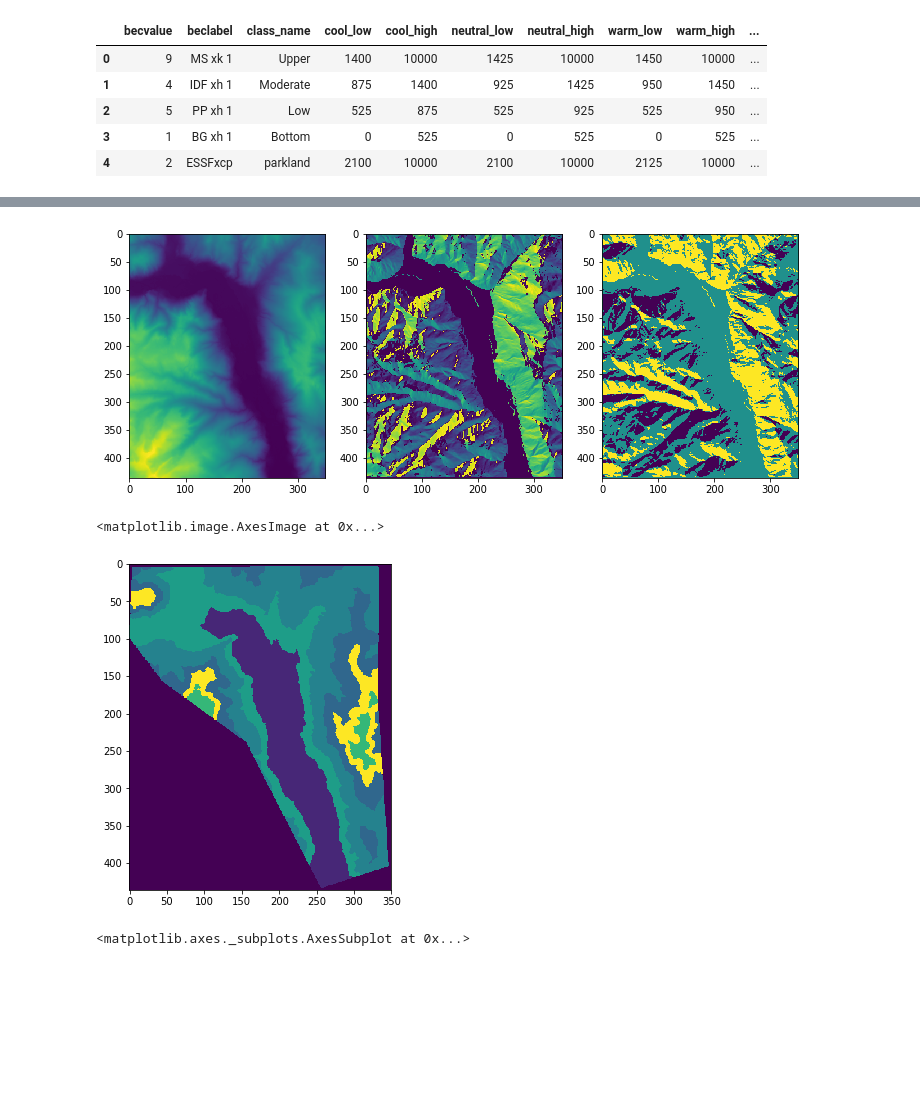
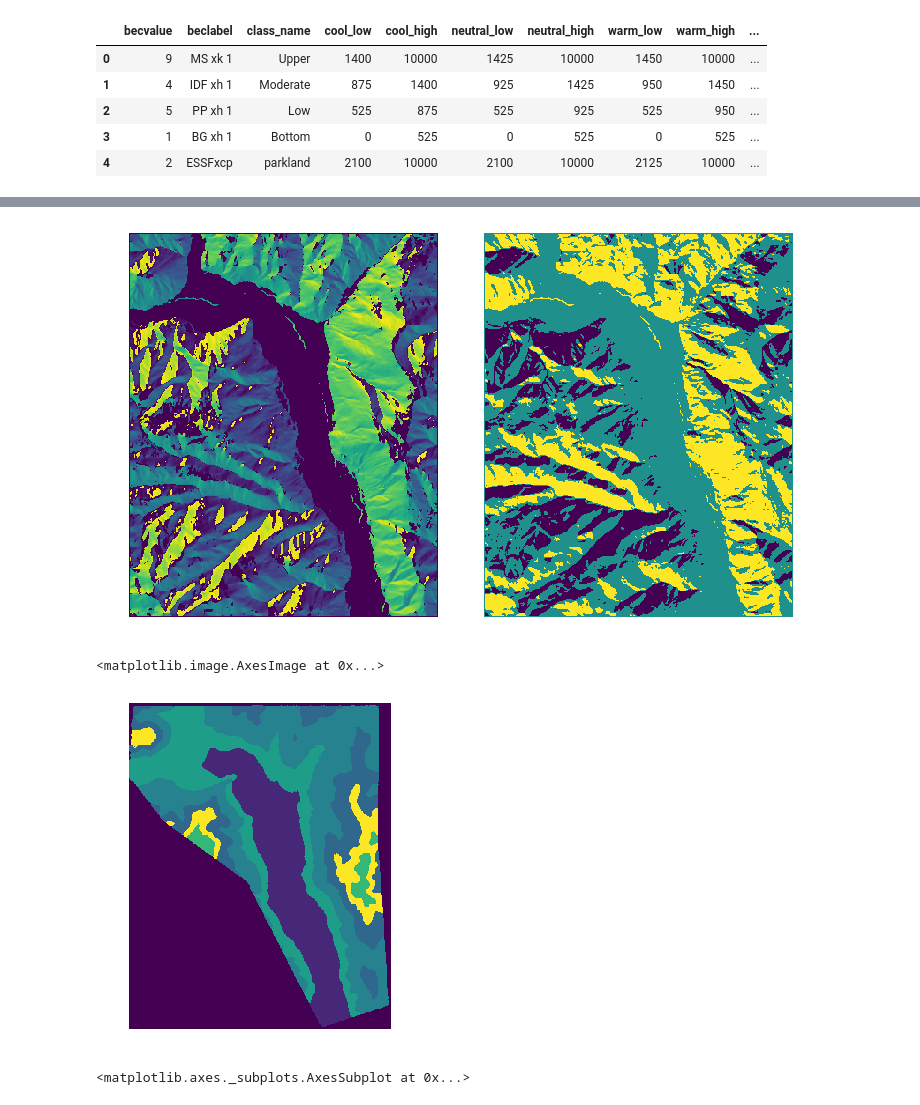
Before and after one commit to bcgov/becmodel, a Jupyter notebook: example_interactive.ipynb, the cells around one changed output, grey strips where cells are left out. Cells and saved outputs as stored; diff of their text form; code cells hidden in the pictures; blank space fills up the shorter version.

```diff
--- a/example_interactive.ipynb
+++ b/example_interactive.ipynb
@@ -28,27 +45,26 @@ data["elevation"].head()
 # %%
-# view DEM / aspect / aspect class
-%matplotlib inline
-import matplotlib.pyplot as plt
-import matplotlib
+# view aspect, aspect class
 
-fig, axes = plt.subplots(1, 3, figsize=(10, 6))
+fig, axes = plt.subplots(1, 2, figsize=(10, 6))
 ax = axes.ravel()
 
-ax[0].imshow(data["dem"])
-ax[1].imshow(data["aspect"])
-ax[2].imshow(data["aspect_class"])
+ax[0].imshow(data["aspect"])
+ax[1].imshow(data["aspect_class"])
+ax[0].axis('off')
+ax[1].axis('off')t
 
 fig.tight_layout()
 plt.show()
 # %% [output]
-[figure, old version]
+[figure, new version]
 # %%
 # plot output raster
 fig, ax = plt.subplots(figsize=(8,6))
+plt.axis('off')
 plt.imshow(data["becvalue_cleaned"])
 # %% [output]
 <matplotlib.image.AxesImage at 0x...>
-[figure, old version]
+[figure, new version]
 # %%
 # write output and load from disk
 becmodel.write(data)
```
Also changed, not shown: parts of 3 cells of this notebook.
